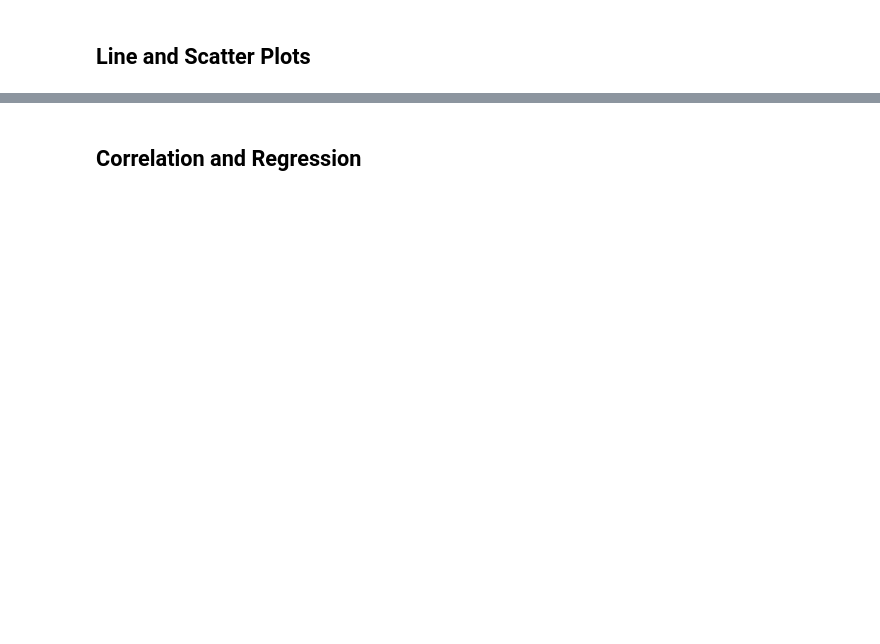
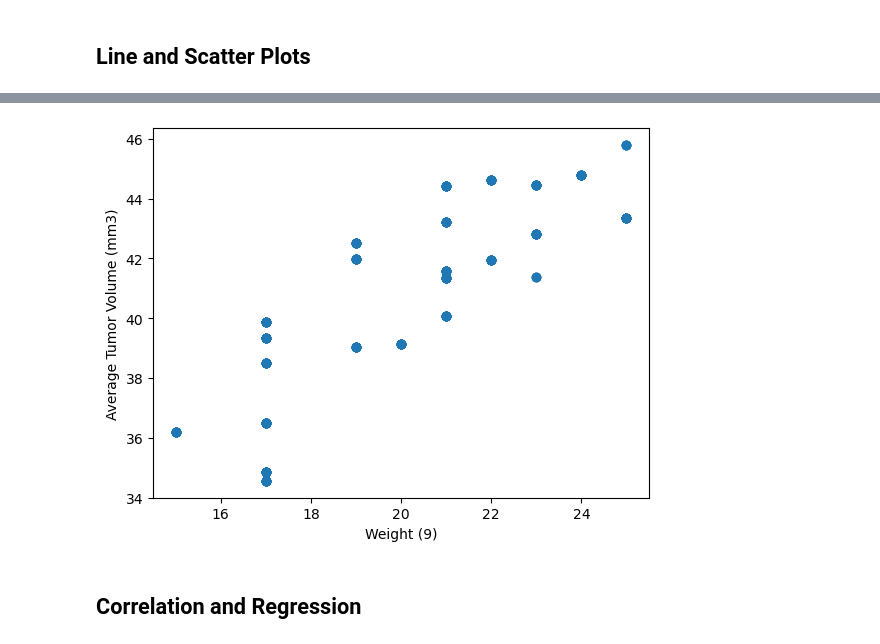
Before and after one commit to TrailrunnerDLH/Pymaceuticals-Challenge, a Jupyter notebook: Pymaceuticals/pymaceuticals_mod5.ipynb, the cells around one changed output, grey strips where cells are left out. Drawn from its saved outputs; the diff is of its cells as text; code cells hidden in the pictures; blank space fills up the shorter version.

```diff
--- a/Pymaceuticals/pymaceuticals_mod5.ipynb
+++ b/Pymaceuticals/pymaceuticals_mod5.ipynb
@@ -264,2 +281,21 @@ Ceftamin's potential outliers:Series([], Name: Tumor Volume (mm3), dtype: float6
+# %%
+# Generate a scatter plot of mouse weight vs. the average observed tumor volume for the entire Capomulin regimen
+mean_data_per_mouse = data_complete.groupby("Mouse ID")["Tumor Volume (mm3)"].mean()
+
+
+capomulin_data = pd.merge(data_complete, mean_data_per_mouse, how="left", on=["Mouse ID", "Mouse ID"])
+capomulin_data = capomulin_data[(capomulin_data["Drug Regimen"] =="Capomulin")]
+capomulin_data
+
+x_data = capomulin_data["Weight (g)"]
+y_data = capomulin_data["Tumor Volume (mm3)_y"]
+
+
+plt.scatter(x_data, y_data)
+plt.ylabel("Average Tumor Volume (mm3)")
+plt.xlabel("Weight (9)")
+plt.show()
+# %% [output]
+[figure, added]
 # %% [markdown]
 ## Correlation and Regression
```
Also changed, not shown: parts of 5 cells of this notebook.
